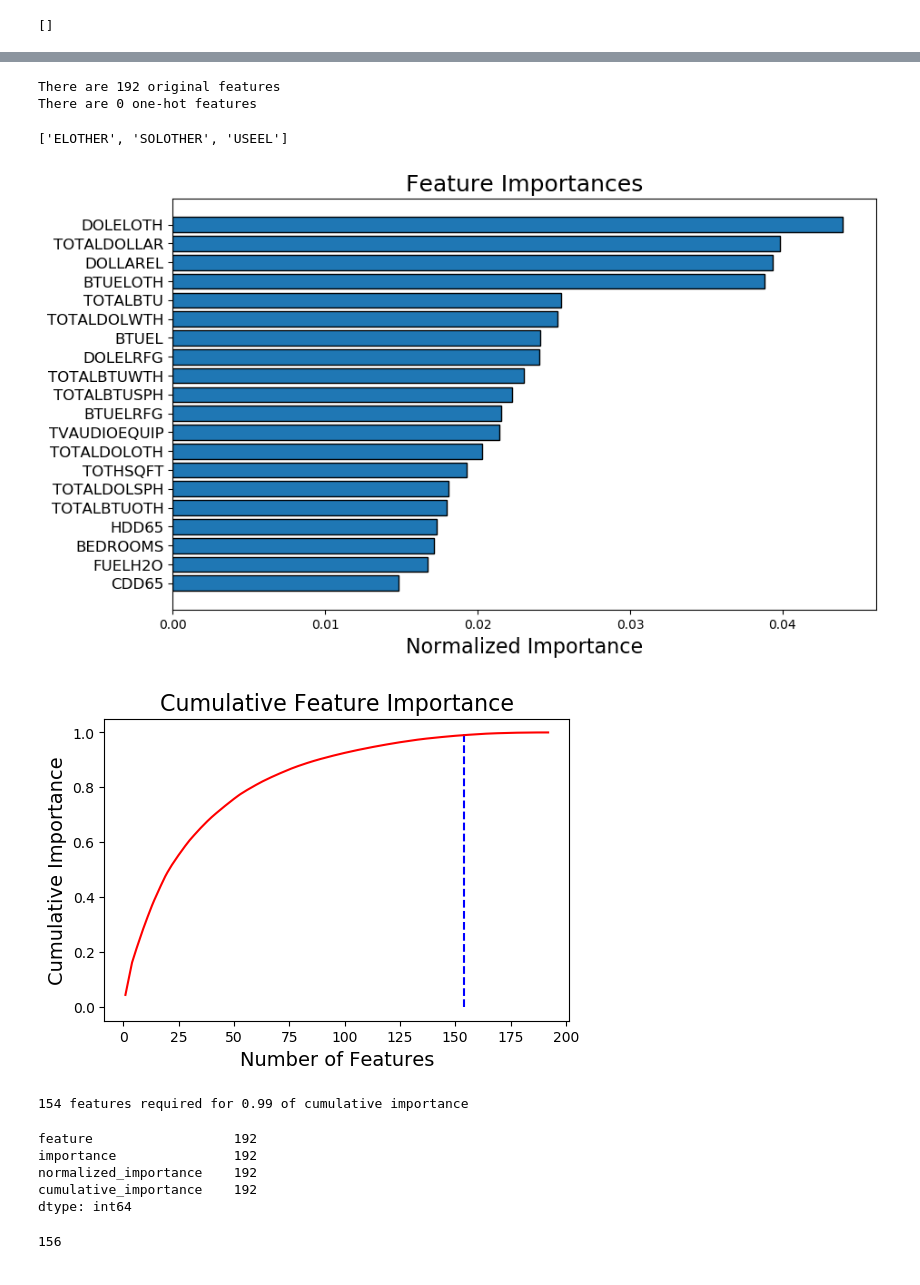
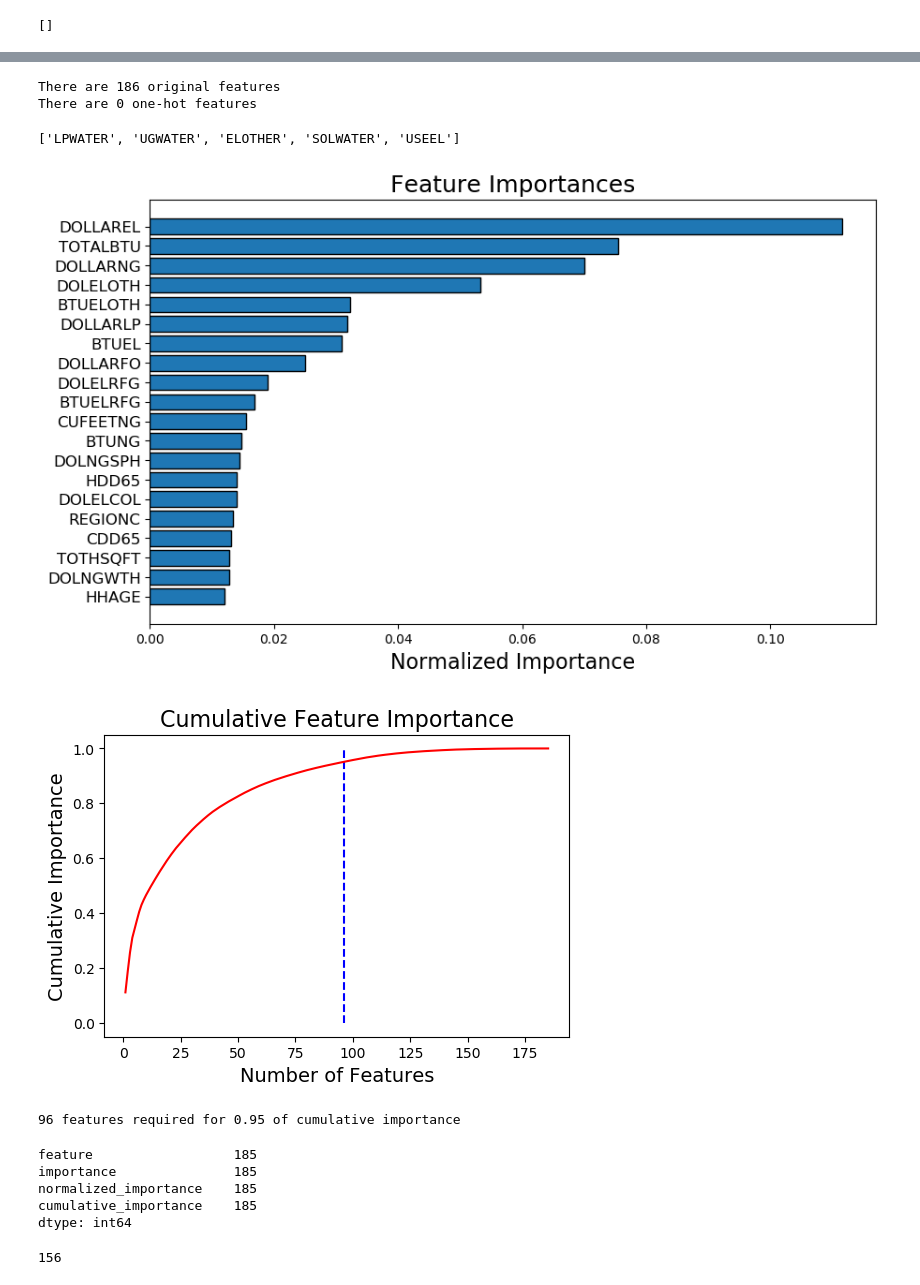
Before and after one commit to sigmanudude/ResidentialEnergyPrediction, a Jupyter notebook: Feature_selection.ipynb, the cells around one changed output, grey strips where cells are left out. Drawn from its saved outputs; the diff is of its cells as text; code cells hidden in the pictures.

```diff
--- a/Feature_selection.ipynb
+++ b/Feature_selection.ipynb
@@ -8,7 +8,7 @@ from feature_selector import FeatureSelector
 # %%
 from sklearn.preprocessing import StandardScaler
 # %%
-train = pd.read_csv('RECS_COMBINED_DATA.csv')
+train = pd.read_csv('dataforfinalproject\RECS_COMBINED_DATA.csv')
 train_labels = train['TOTALDOLLAR']
 train.head()
 # %% [output]
@@ -22,4 +22,4 @@ train.head()
 # %%
 train = train.drop(columns = ['RECSYEAR','DOEID'])
 # %%
-train = train.drop(columns = ['PERIODFO','PERIODLP','PERIODEL','PERIODNG','NWEIGHT'])
+train = train.drop(columns = ['PERIODFO','PERIODLP','PERIODEL','PERIODNG','NWEIGHT','COUNTRY','REGIONNAME','DIVISIONNAME','TOTALDOLLAR'])
@@ -164,28 +156,28 @@ base_features = fs.base_features
 print('There are %d original features' % len(base_features))
 print('There are %d one-hot features' % len(one_hot_features))
 # %% [output]
-There are 192 original features
+There are 186 original features
 There are 0 one-hot features
 # %%
 
 zero_importance_features = fs.ops['zero_importance']
 zero_importance_features
 # %% [output]
-['ELOTHER', 'SOLOTHER', 'USEEL']
+['LPWATER', 'UGWATER', 'ELOTHER', 'SOLWATER', 'USEEL']
 # %%
 
-fs.plot_feature_importances(threshold = 0.99, plot_n = 20)
+fs.plot_feature_importances(threshold = 0.95, plot_n = 20)
 # %% [output]
-[figure, old version]
+[figure, new version]
-[figure, old version]
+[figure, new version]
-154 features required for 0.99 of cumulative importance
+96 features required for 0.95 of cumulative importance
 # %%
 fs.feature_importances.count()
 # %% [output]
-feature                  192
-importance               192
-normalized_importance    192
-cumulative_importance    192
+feature                  185
+importance               185
+normalized_importance    185
+cumulative_importance    185
 dtype: int64
 # %%
 
```
Also changed, not shown: parts of 19 cells of this notebook, 9 other files.
